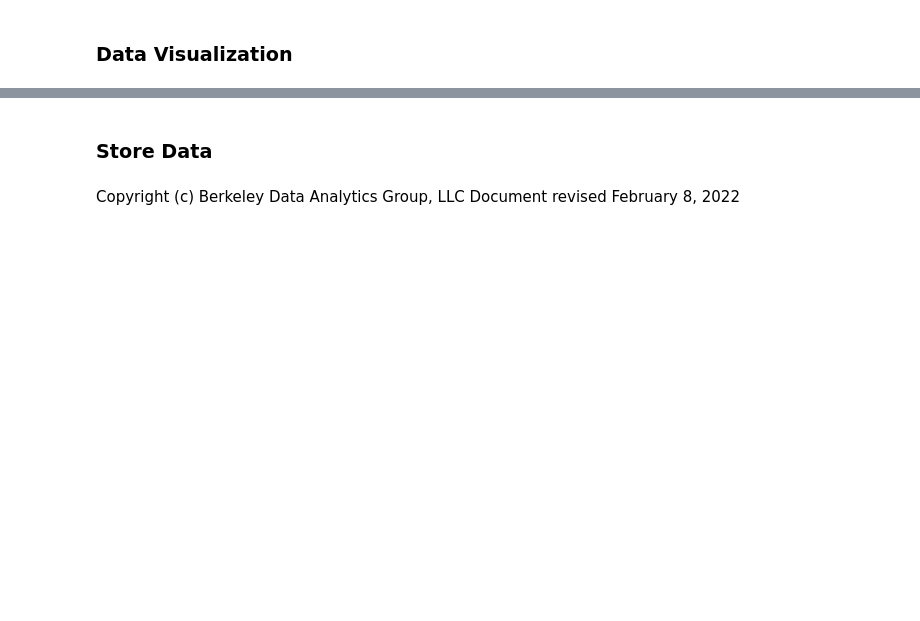
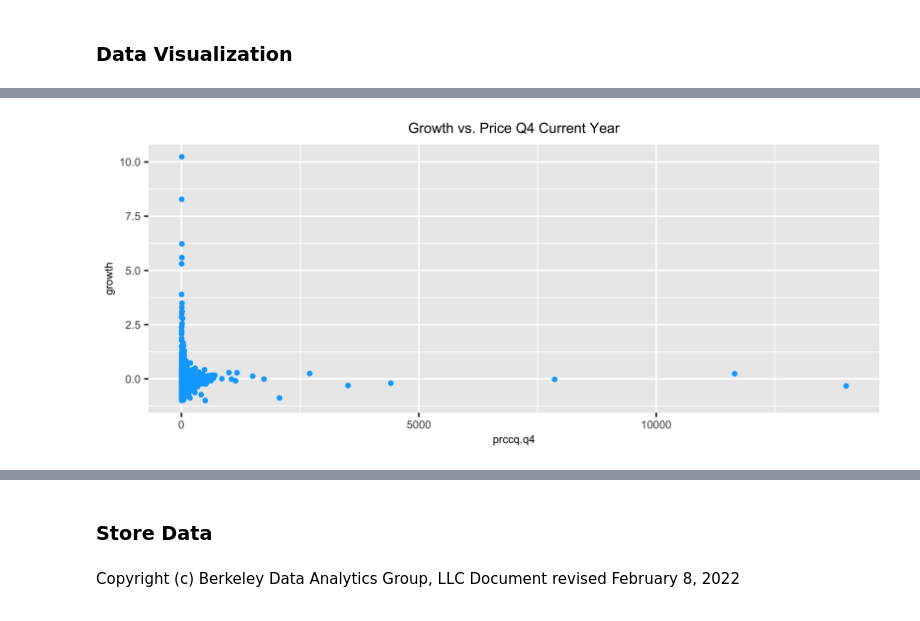
Before and after one commit to micahelinor/Data_Science, a Jupyter notebook: Projects/Advanced Business Analytics/Project A EDA.ipynb, the cells around one changed output, grey strips where cells are left out. Saved outputs shown, nothing was run; the diff lists cells and outputs as text; code cells hidden in the pictures; blank space fills up the shorter version.

```diff
--- a/Projects/Advanced Business Analytics/Project A EDA.ipynb
+++ b/Projects/Advanced Business Analytics/Project A EDA.ipynb
@@ -383,5 +424,9 @@ geom_col(aes(x=1:nrow(data), y=sort(data$growth)))
 # %%
 # Present a scatterplot to visualize correlation of growth vs. price at Q4 current year.
+ggplot(data) +  ggtitle("Growth vs. Price Q4 Current Year") +
+geom_point(aes(x=prccq.q4, y=growth,), color=PALETTE[1])
+# %% [output]
+[figure, added]
 # %%
 # Present a barchart to visualize the amount of missing data across variables
 # (variables on the horizontal axis sorted by most complete to least complete,
```
Also changed, not shown: parts of 10 cells of this notebook, 1 other file.
